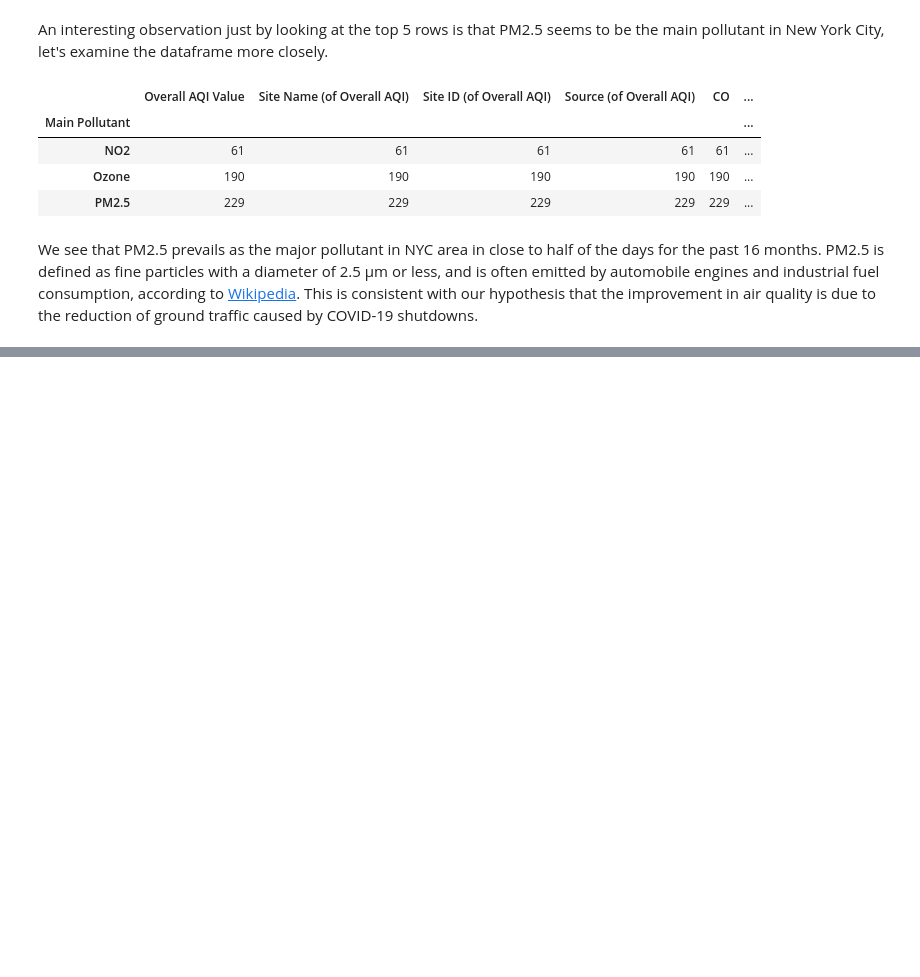
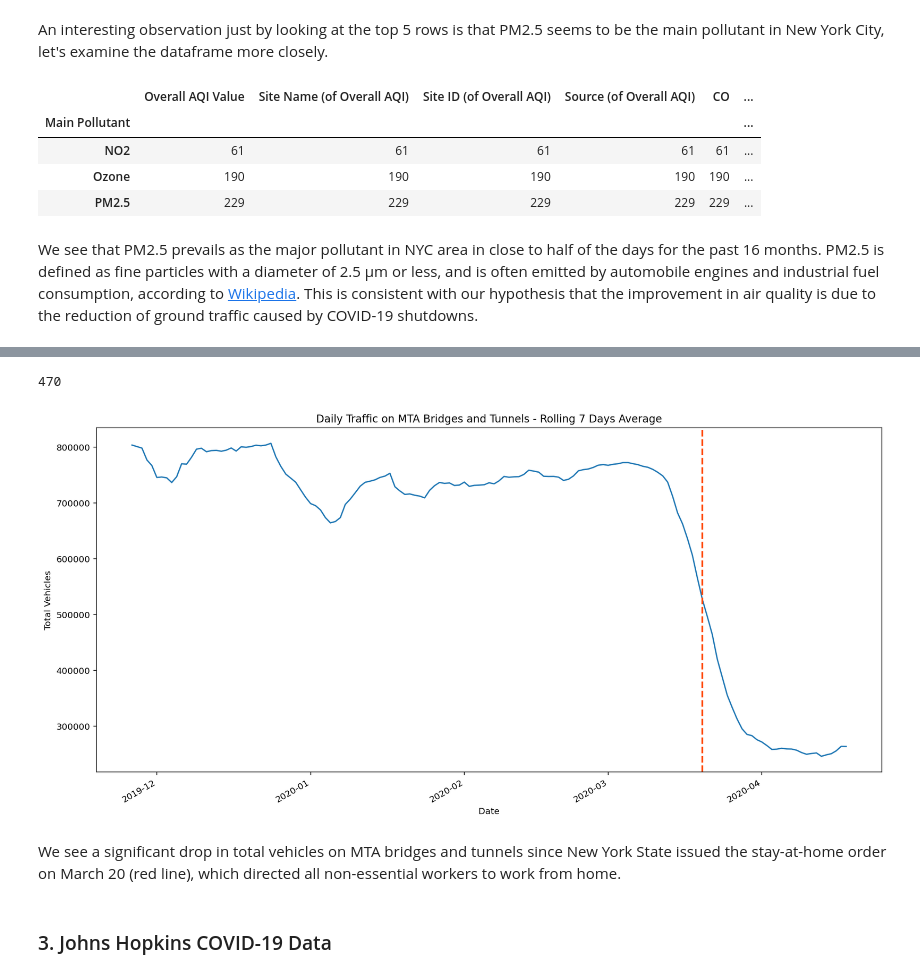
Before and after one commit to tianrunw/big-data-air-pollution, a Jupyter notebook: project/covid19_air_pollution.ipynb, the cells around one changed output, grey strips where cells are left out. Drawn from its saved outputs; the diff is of its cells as text; code cells hidden in the pictures; blank space fills up the shorter version.

Commit message:
finished MTA data wrangling

```diff
--- a/project/covid19_air_pollution.ipynb
+++ b/project/covid19_air_pollution.ipynb
@@ -72,0 +101,11 @@ _ = aqi_plot.axvline('2020-03-01', color='orangered', linestyle='--', lw=2, alph
+# %%
+# MTA daily traffic through bridges and tunnels
+mta_daily = pd.read_csv('data/mta_daily_traffic.csv')
+
+# parse Date column to datetime and set as index, sort ascending
+mta_daily['Date'] = pd.to_datetime(mta_daily['Date'], format='%m/%d/%y')
+mta_daily.set_index('Date', inplace=True)
+mta_daily.sort_index(inplace=True)
+
+# we are interested in the total throughput
+mta_daily['Vehicles_Total'] = mta_daily.sum(axis=1)
@@ -72,0 +122,16 @@ _ = aqi_plot.axvline('2020-03-01', color='orangered', linestyle='--', lw=2, alph
+# %%
+len(mta_daily)
+# %% [output]
+470
+# %%
+# trend of total vehicles passing thru bridges and tunnels
+ax = mta_daily['Vehicles_Total'].tail(150).rolling(7).mean().dropna().plot(figsize=(16, 8))
+_ = ax.axvline('2020-03-20', color='orangered', linestyle='--', lw=2, alpha=1.0)
+_ = ax.set_ylabel('Total Vehicles')
+_ = ax.set_title('Daily Traffic on MTA Bridges and Tunnels - Rolling 7 Days Average')
+# %% [output]
+[figure, added]
+# %% [markdown]
+We see a significant drop in total vehicles on MTA bridges and tunnels since New York State issued the stay-at-home order on March 20 (red line), which directed all non-essential workers to work from home.
+# %% [markdown]
+### 3. Johns Hopkins COVID-19 Data
```
Also changed, not shown: parts of 10 cells of this notebook.
